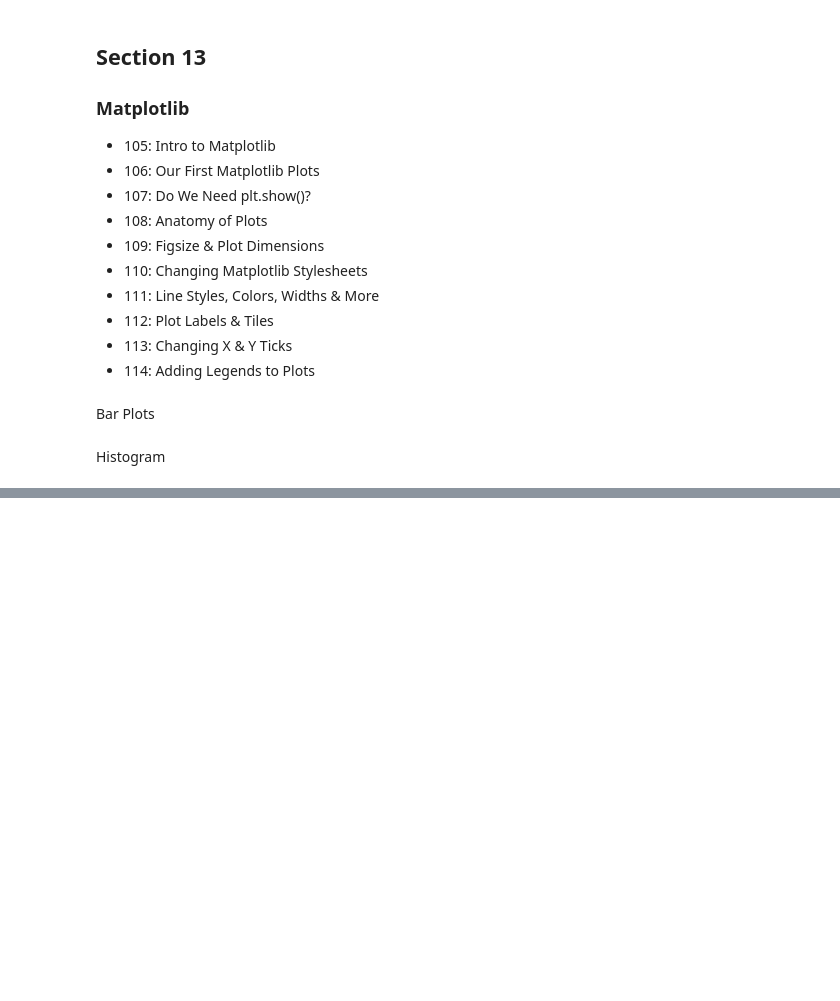
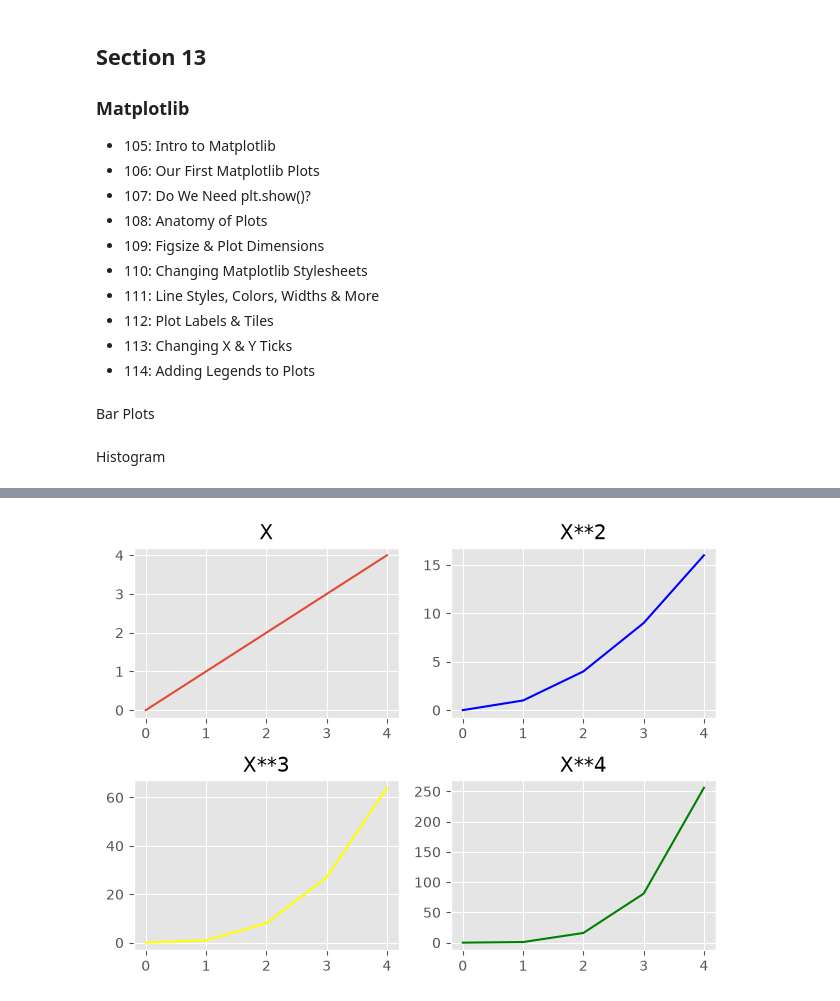
Before and after one commit to fernanda-schmidt/python-data-analysis-visualization, a Jupyter notebook: notebooks/section13.ipynb, the cells around one changed output, grey strips where cells are left out. Saved outputs shown, nothing was run; the diff lists cells and outputs as text; code cells hidden in the pictures; blank space fills up the shorter version.

```diff
--- a/notebooks/section13.ipynb
+++ b/notebooks/section13.ipynb
@@ -193,0 +226,20 @@ plt.pie(prices, labels=labels, autopct='%1.2f%%', explode=(0,0,0.1,0))
+# %%
+plt.figure()
+plt.subplot(2,2,1)
+plt.plot(nums, nums)
+plt.title('X')
+
+plt.subplot(2,2,2)
+plt.plot(nums, nums**2, color='blue')
+plt.title('X**2')
+
+plt.subplot(2,2,3)
+plt.plot(nums, nums**3, color='yellow')
+plt.title('X**3')
+
+plt.subplot(2,2,4)
+plt.plot(nums, nums**4, color='green')
+plt.title('X**4')
+plt.tight_layout()
+# %% [output]
+[figure, added]
```
Also changed, not shown: parts of 5 cells of this notebook.
